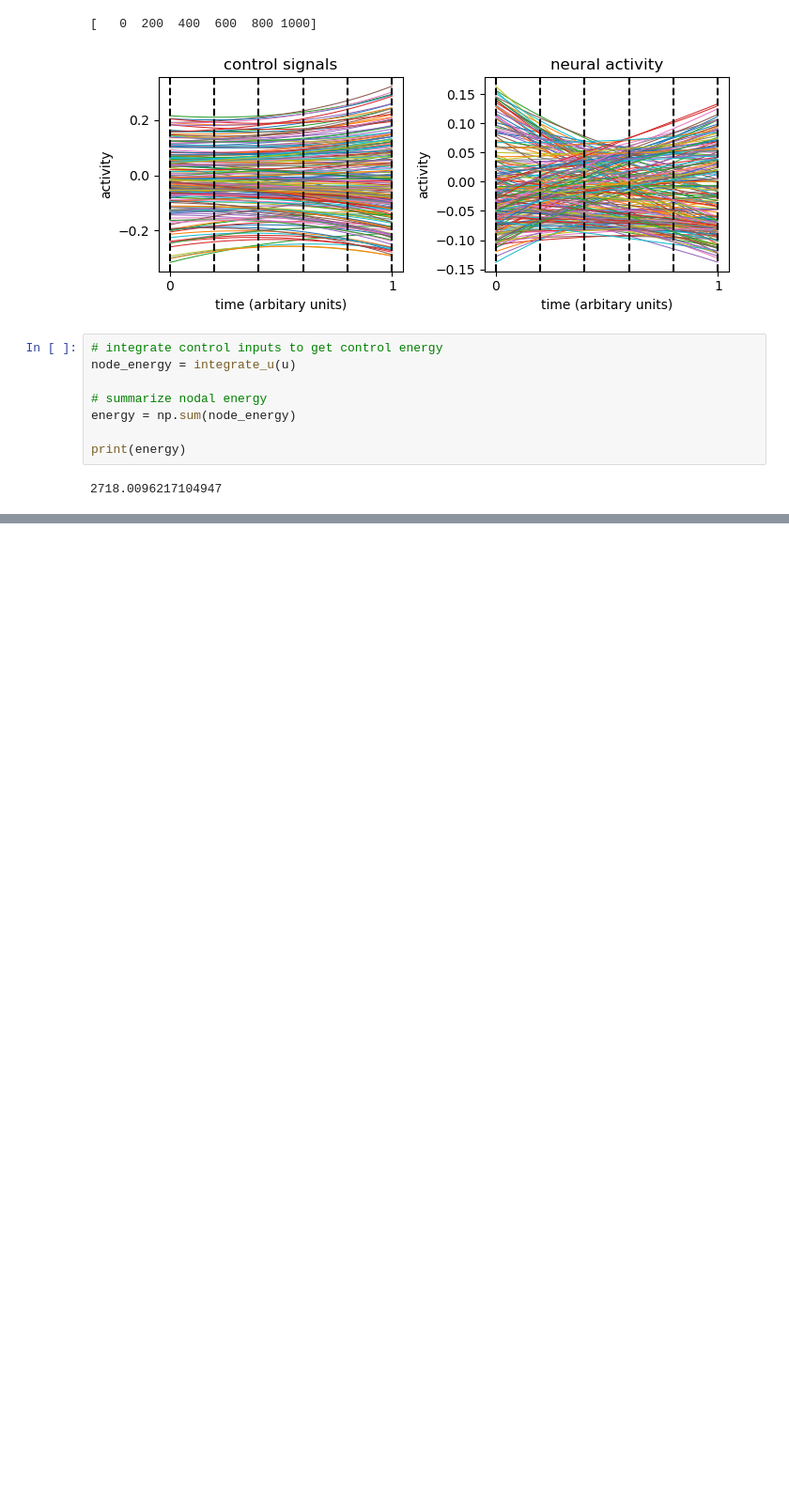
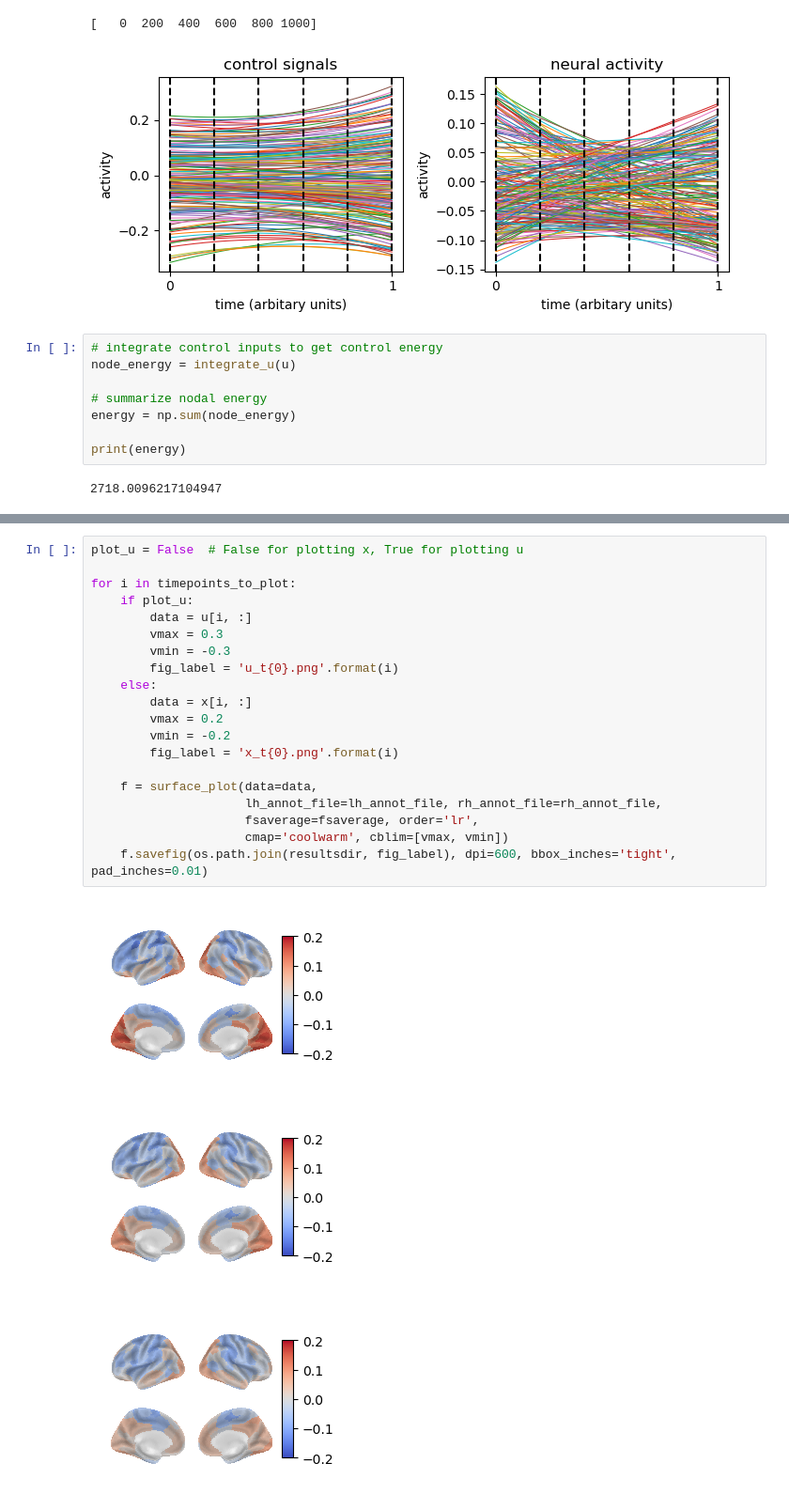
Before and after one commit to LindenParkesLab/nctpy, a Jupyter notebook: scripts/path_a_control_energy_nonbinary.ipynb, the cells around one changed output, grey strips where cells are left out. Shown at 94% size. Saved outputs shown, nothing was run; the diff lists cells and outputs as text; blank space fills up the shorter version.

```diff
--- a/scripts/path_a_control_energy_nonbinary.ipynb
+++ b/scripts/path_a_control_energy_nonbinary.ipynb
@@ -265,0 +153,24 @@ for i in timepoints_to_plot:
+# %%
+plot_u = False  # False for plotting x, True for plotting u
+
+for i in timepoints_to_plot:
+    if plot_u:
+        data = u[i, :]
+        vmax = 0.3
+        vmin = -0.3
+        fig_label = 'u_t{0}.png'.format(i)
+    else:
+        data = x[i, :]
+        vmax = 0.2
+        vmin = -0.2
+        fig_label = 'x_t{0}.png'.format(i)
+
+    f = surface_plot(data=data,
+                     lh_annot_file=lh_annot_file, rh_annot_file=rh_annot_file,
+                     fsaverage=fsaverage, order='lr',
+                     cmap='coolwarm', cblim=[vmax, vmin])
+    f.savefig(os.path.join(resultsdir, fig_label), dpi=600, bbox_inches='tight', pad_inches=0.01)
+# %% [output]
+[figure, added]
+[figure, added]
+[figure, added]
```
Also changed, not shown: parts of 4 cells of this notebook, 3 other files.
